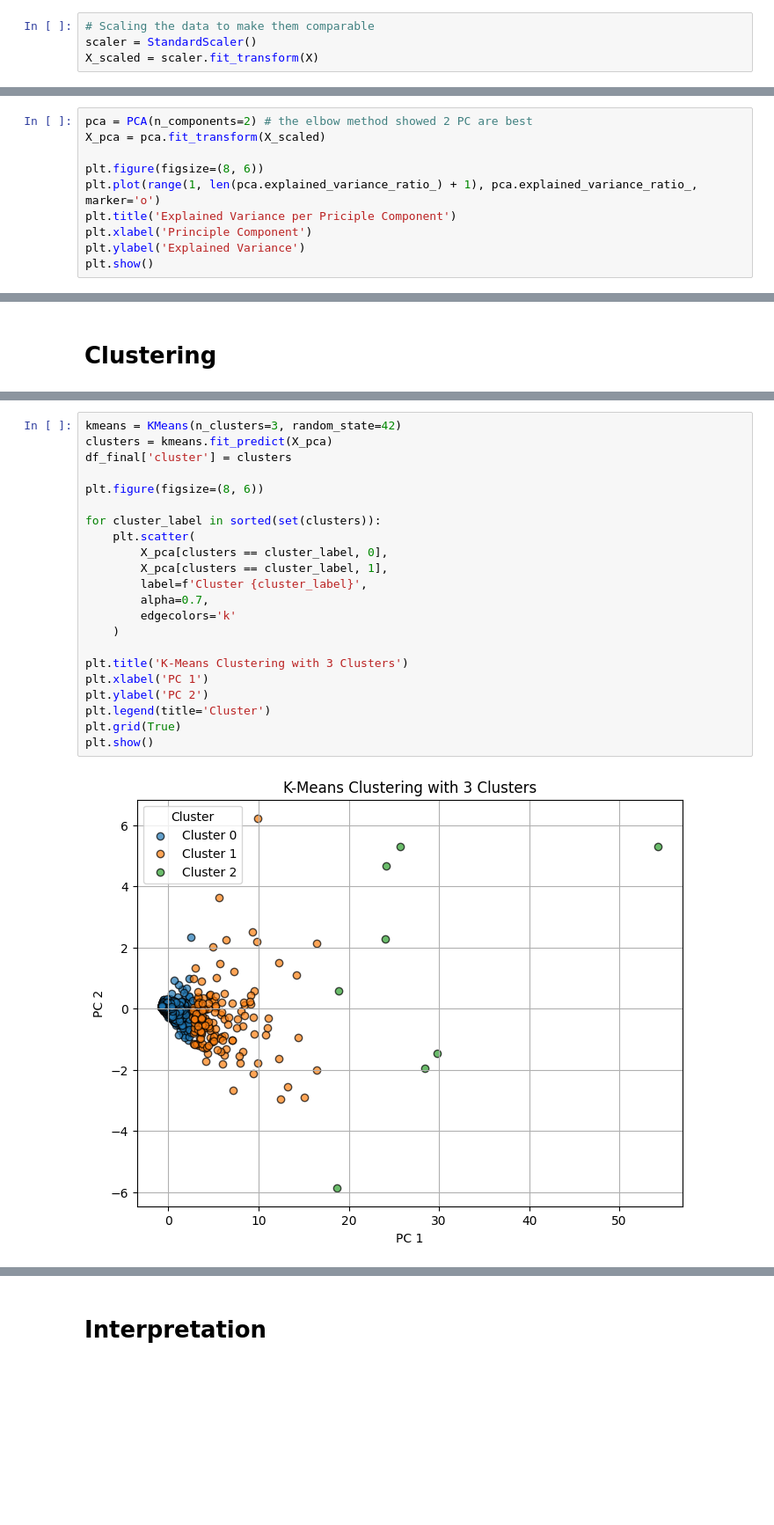
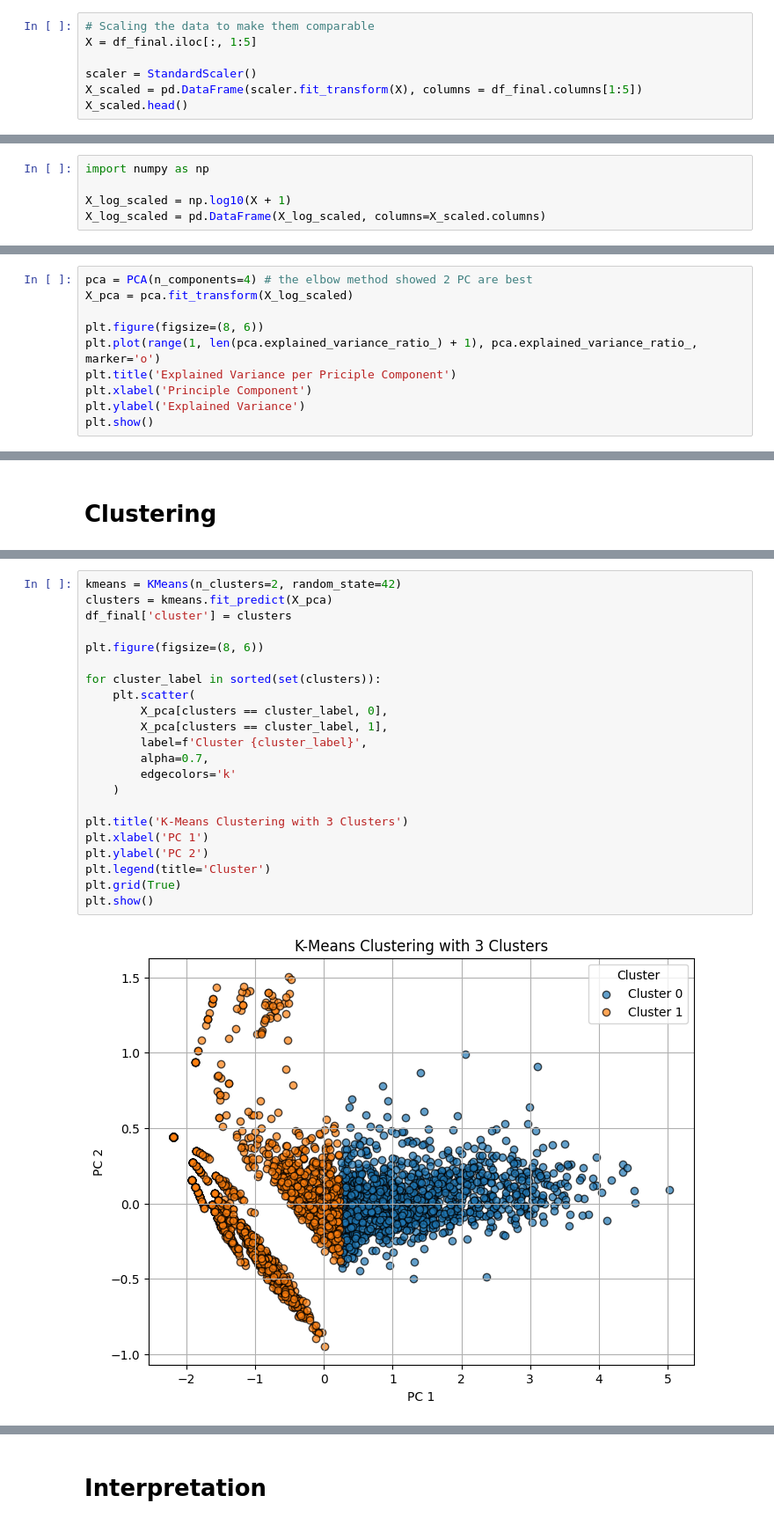
Before and after one commit to florivz/DDM-Project-WS24-25, a Jupyter notebook: analysis_new.ipynb, the cells around one changed output, grey strips where cells are left out. Shown at 88% size. Cells and saved outputs as stored; diff of their text form; blank space fills up the shorter version.

Commit message:
changed the clustering according to the new code base

```diff
--- a/analysis_new.ipynb
+++ b/analysis_new.ipynb
@@ -245,4 +266,7 @@ X = df_final[features]
 # %%
 # Scaling the data to make them comparable
+X = df_final.iloc[:, 1:5]
+
 scaler = StandardScaler()
-X_scaled = scaler.fit_transform(X)
+X_scaled = pd.DataFrame(scaler.fit_transform(X), columns = df_final.columns[1:5])
+X_scaled.head()
@@ -248,0 +296,5 @@ X_scaled = scaler.fit_transform(X)
+# %%
+import numpy as np
+
+X_log_scaled = np.log10(X + 1)
+X_log_scaled = pd.DataFrame(X_log_scaled, columns=X_scaled.columns)
@@ -249,8 +315,8 @@ X_scaled = scaler.fit_transform(X)
 # %% [markdown]
 # PCA
 # %%
-pca = PCA(n_components=2) # the elbow method showed 2 PC are best
-X_pca = pca.fit_transform(X_scaled)
+pca = PCA(n_components=4) # the elbow method showed 2 PC are best
+X_pca = pca.fit_transform(X_log_scaled)
 
 plt.figure(figsize=(8, 6))
 plt.plot(range(1, len(pca.explained_variance_ratio_) + 1), pca.explained_variance_ratio_, marker='o')
@@ -284,27 +350,27 @@ plt.show()
 # %%
-kmeans = KMeans(n_clusters=3, random_state=42)
+kmeans = KMeans(n_clusters=2, random_state=42)
 clusters = kmeans.fit_predict(X_pca)
 df_final['cluster'] = clusters
 
 plt.figure(figsize=(8, 6))
 
 for cluster_label in sorted(set(clusters)):
     plt.scatter(
         X_pca[clusters == cluster_label, 0],
         X_pca[clusters == cluster_label, 1],
         label=f'Cluster {cluster_label}',
         alpha=0.7,
         edgecolors='k'
     )
 
 plt.title('K-Means Clustering with 3 Clusters')
 plt.xlabel('PC 1')
 plt.ylabel('PC 2')
 plt.legend(title='Cluster')
 plt.grid(True)
 plt.show()
 # %% [output]
-[figure, old version]
+[figure, new version]
 # %%
 # 3d plotting
 
```
Also changed, not shown: parts of 27 cells of this notebook.
